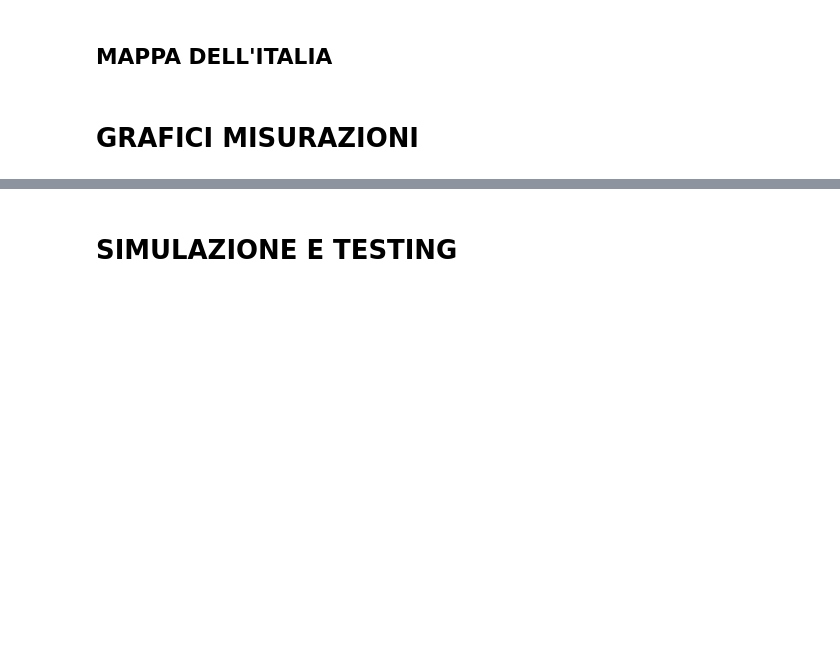
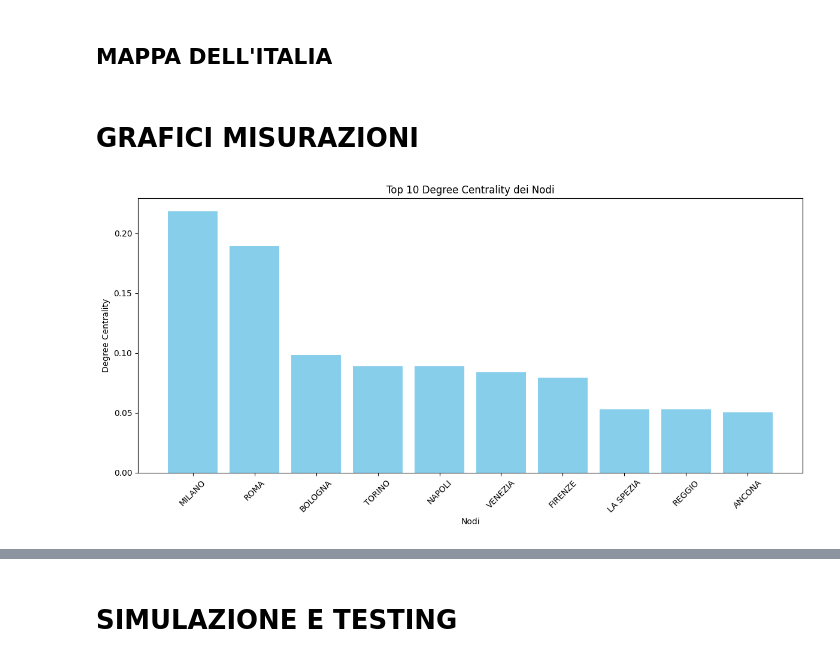
Before and after one commit to riccardospini98/sna, a Jupyter notebook: progetto/analysis.ipynb, the cells around one changed output, grey strips where cells are left out. Drawn from its saved outputs; the diff is of its cells as text; code cells hidden in the pictures; blank space fills up the shorter version.

```diff
--- a/progetto/analysis.ipynb
+++ b/progetto/analysis.ipynb
@@ -256,22 +225,20 @@ m
 # %% [markdown]
 # GRAFICI MISURAZIONI
 # %%
-
-# Calcola la degree centrality per ogni nodo
-degree_centrality = nx.degree_centrality(G)
-
 # Ordina i nodi per degree centrality e prendi i primi 10
 top_nodes_degree = sorted(degree_centrality.items(), key=lambda x: x[1], reverse=True)[:10]
 nodes_degree = [node for node, _ in top_nodes_degree]
 centrality_values_degree = [value for _, value in top_nodes_degree]
 
-# Plot a bar chart
+# Plot del grafico a istogramma
 plt.figure(figsize=(12, 6))
 plt.bar(nodes_degree, centrality_values_degree, color='skyblue')
 plt.xlabel('Nodi')
 plt.ylabel('Degree Centrality')
 plt.title('Top 10 Degree Centrality dei Nodi')
 plt.xticks(rotation=45)
 plt.tight_layout()
 plt.show()
+# %% [output]
+[figure, added]
 # %%
```
Also changed, not shown: parts of 15 cells of this notebook, 2 other files.
